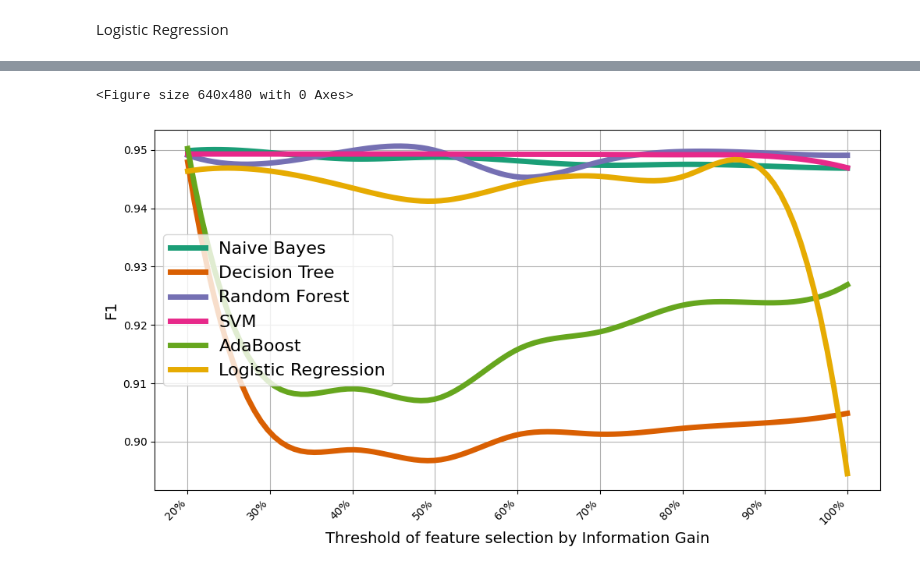
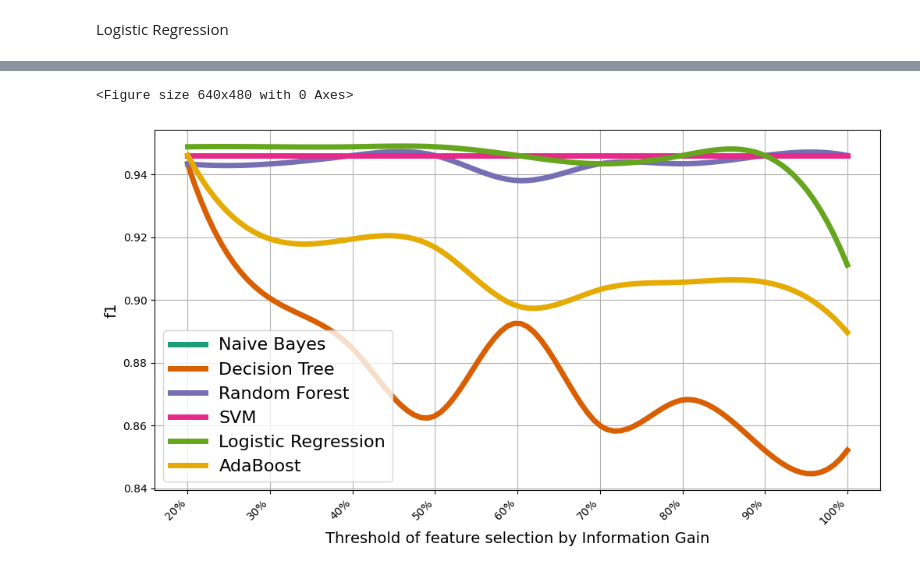
Before and after one commit to eldarst/Diploma, a Jupyter notebook: information_gain.ipynb, the cells around one changed output, grey strips where cells are left out. Drawn from its saved outputs; the diff is of its cells as text; code cells hidden in the pictures.

```diff
--- a/information_gain.ipynb
+++ b/information_gain.ipynb
@@ -281,7 +302,7 @@ clf = RandomForestClassifier(max_depth=2, random_state=0)
 df_rf = pd.DataFrame()
 for percent in top_features:
     features = top_features[percent]
-    df_rf[percent] = sum(algorithms_by_information_gain(clf, X[features], y, i) for i in range(50))/50
+    df_rf[percent] = algorithms_by_information_gain(clf, X[features], y)
 algorithms['Random Forest'] = df_rf
 df_rf
 # %% [output]
@@ -302,7 +323,7 @@ clf = make_pipeline(StandardScaler(), SVC(gamma='auto'))
 df_svm = pd.DataFrame()
 for percent in top_features:
     features = top_features[percent]
-    df_svm[percent] = sum(algorithms_by_information_gain(clf, X[features], y, i) for i in range(200))/200
+    df_svm[percent] = algorithms_by_information_gain(clf, X[features], y)
 algorithms['SVM'] = df_svm
 df_svm
 # %% [output]
@@ -322,7 +343,7 @@ clf = AdaBoostClassifier(n_estimators=100, random_state=0)
 df_ada = pd.DataFrame()
 for percent in top_features:
     features = top_features[percent]
-    df_ada[percent] = sum(algorithms_by_information_gain(clf, X[features], y, i) for i in range(50))/50
+    df_ada[percent] = algorithms_by_information_gain(clf, X[features], y)
 algorithms['AdaBoost'] = df_ada
 df_ada
 # %% [output]
@@ -341,7 +362,7 @@ clf = LogisticRegression(random_state=123)
 df_lr = pd.DataFrame()
 for percent in top_features:
     features = top_features[percent]
-    df_lr[percent] = sum(algorithms_by_information_gain(clf, X[features], y, i) for i in range(200))/200
+    df_lr[percent] = algorithms_by_information_gain(clf, X[features], y)
 algorithms['Logistic Regression'] = df_lr
 df_lr
 # %% [output]
@@ -453,6 +474,6 @@ paint_graph(algo_roc, 'ROC')
 # %%
 algo_f1 = get_graph(4)
-paint_graph(algo_f1, 'F1')
+paint_graph(algo_f1, 'f1')
 # %% [output]
 <Figure size 640x480 with 0 Axes>
-[figure, old version]
+[figure, new version]
```
Also changed, not shown: parts of 13 cells of this notebook, 1 other file.
